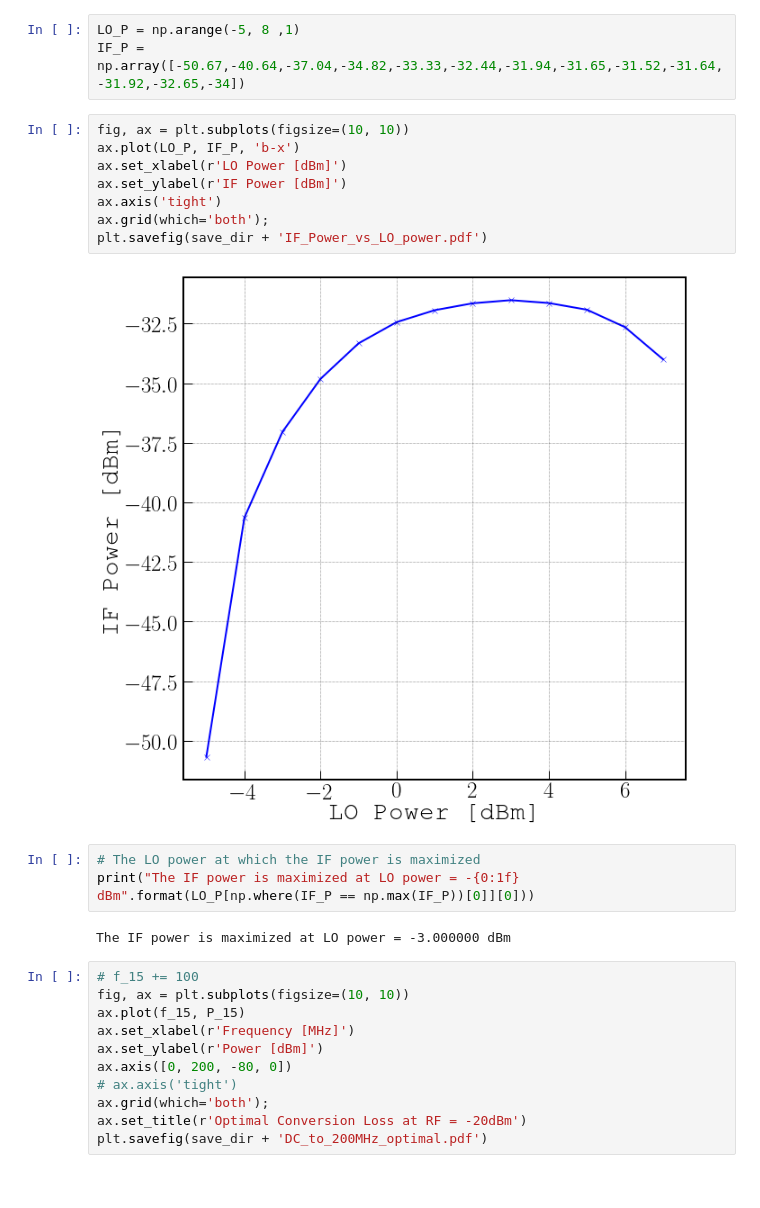
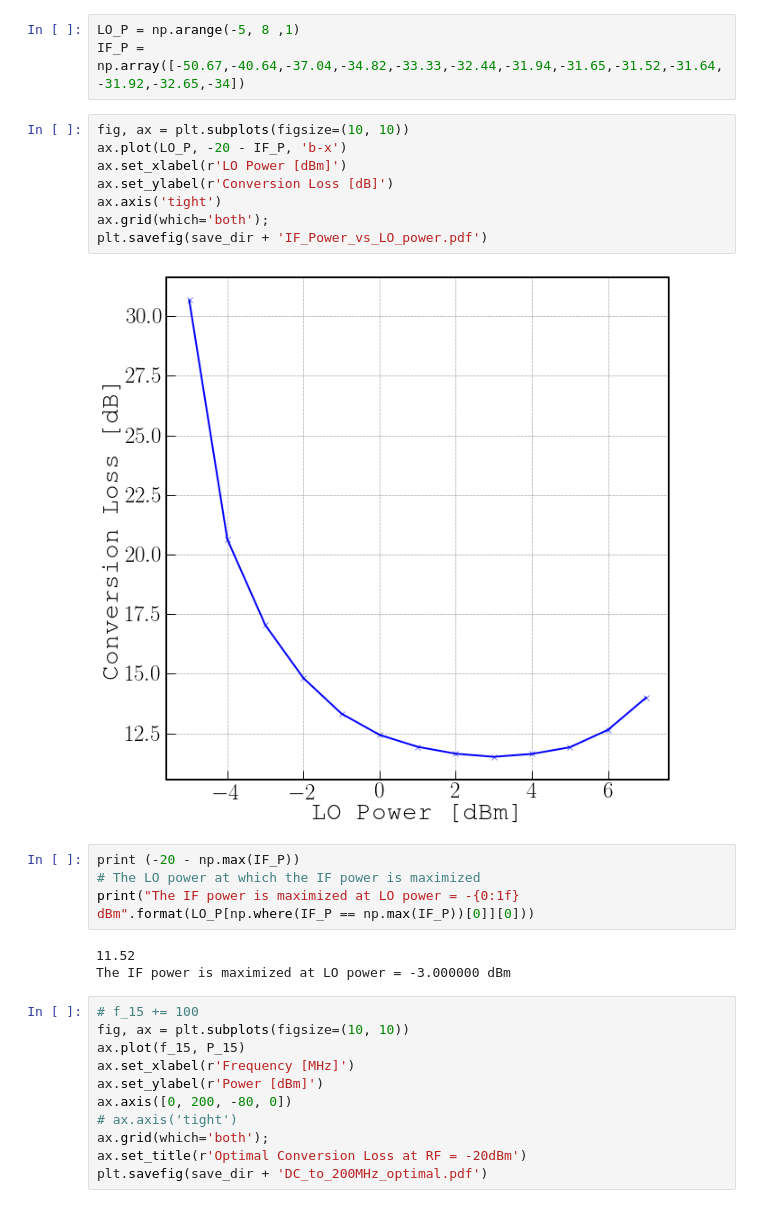
Before and after one commit to WanduiAlbert/HighFrequencyLab, a Jupyter notebook: Lab 4 files/Analysis.ipynb, the cells around one changed output. Cells and saved outputs as stored; diff of their text form.

```diff
--- a/Lab 4 files/Analysis.ipynb
+++ b/Lab 4 files/Analysis.ipynb
@@ -85,18 +90,20 @@ LO_P = np.arange(-5, 8 ,1)
 IF_P = np.array([-50.67,-40.64,-37.04,-34.82,-33.33,-32.44,-31.94,-31.65,-31.52,-31.64,-31.92,-32.65,-34])
 # %%
 fig, ax = plt.subplots(figsize=(10, 10))
-ax.plot(LO_P, IF_P, 'b-x')
+ax.plot(LO_P, -20 - IF_P, 'b-x')
 ax.set_xlabel(r'LO Power [dBm]')
-ax.set_ylabel(r'IF Power [dBm]')
+ax.set_ylabel(r'Conversion Loss [dB]')
 ax.axis('tight')
 ax.grid(which='both');
 plt.savefig(save_dir + 'IF_Power_vs_LO_power.pdf')
 # %% [output]
-[figure, old version]
+[figure, new version]
 # %%
+print (-20 - np.max(IF_P))
 # The LO power at which the IF power is maximized
 print("The IF power is maximized at LO power = -{0:1f} dBm".format(LO_P[np.where(IF_P == np.max(IF_P))[0]][0]))
 # %% [output]
+11.52
 The IF power is maximized at LO power = -3.000000 dBm
 # %%
 # f_15 += 100
```
Also changed, not shown: parts of 9 cells of this notebook, 13 other files.
